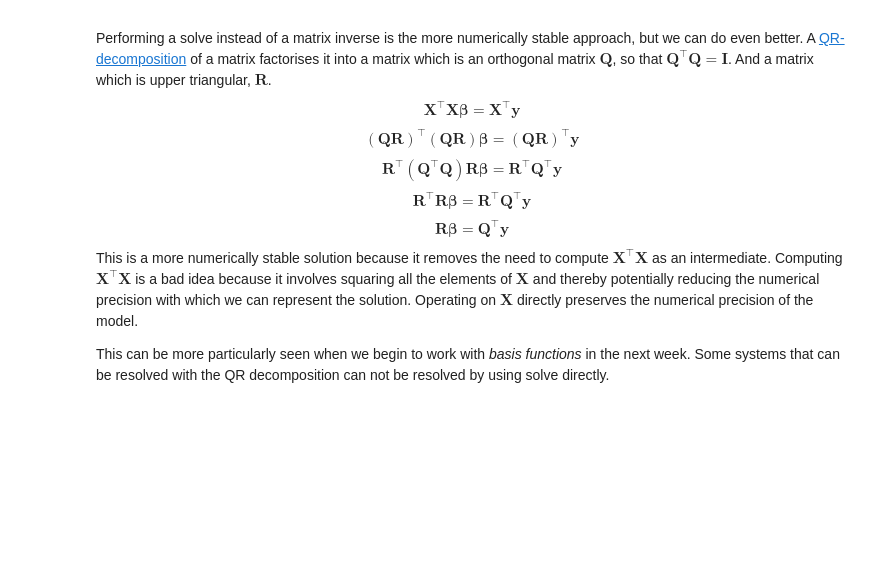
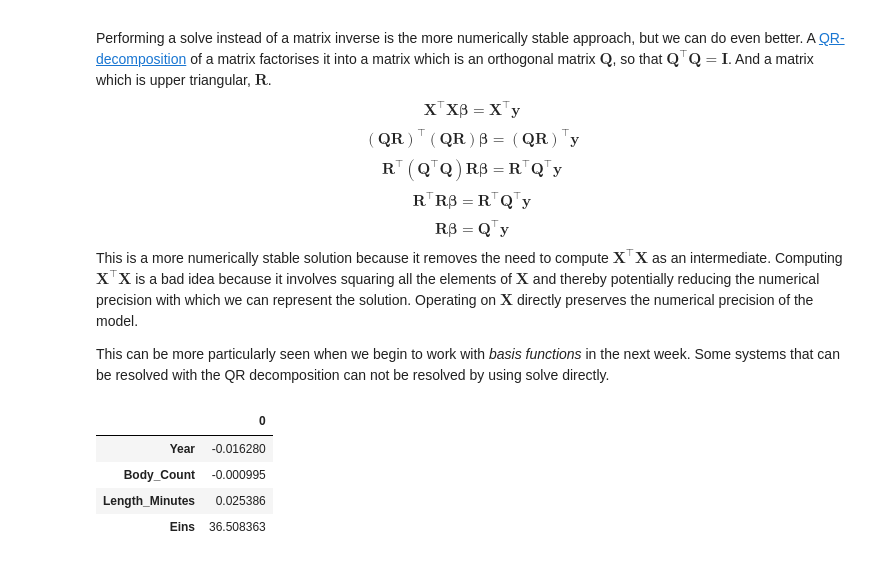
Before and after one commit to tomcdonald/ml-ai, a Jupyter notebook: labs/Lab 3 - Linear Regression.ipynb, the cells around one changed output. Cells and saved outputs as stored; diff of their text form; code cells hidden in the pictures; blank space fills up the shorter version.

```diff
--- a/labs/Lab 3 - Linear Regression.ipynb
+++ b/labs/Lab 3 - Linear Regression.ipynb
@@ -767,8 +843,14 @@ This is a more numerically stable solution because it removes the need to comput
 
 This can be more particularly seen when we begin to work with *basis functions* in the next week. Some systems that can be resolved with the QR decomposition can not be resolved by using solve directly.
 # %%
-import scipy as sp
+from scipy.linalg import solve_triangular
 Q, R = np.linalg.qr(X)
-w = sp.linalg.solve_triangular(R, np.dot(Q.T, y))
+w = solve_triangular(R, np.dot(Q.T, y))
 w = pd.DataFrame(w, index=X.columns)
 w
+# %% [output]
+|  | 0 |
+| Year | -0.016280 |
+| Body_Count | -0.000995 |
+| Length_Minutes | 0.025386 |
+| Eins | 36.508363 |
```
Also changed, not shown: parts of 12 cells of this notebook.
